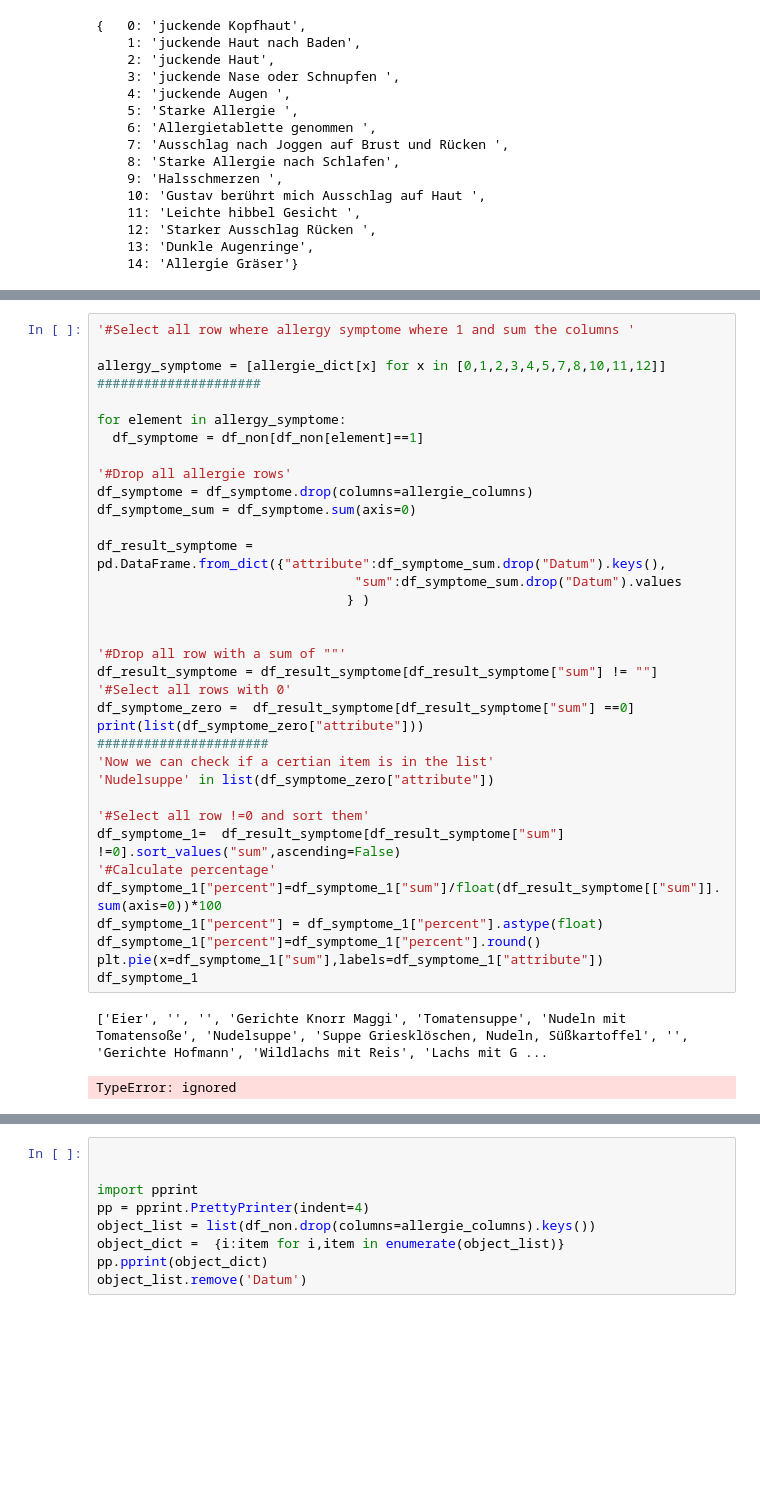
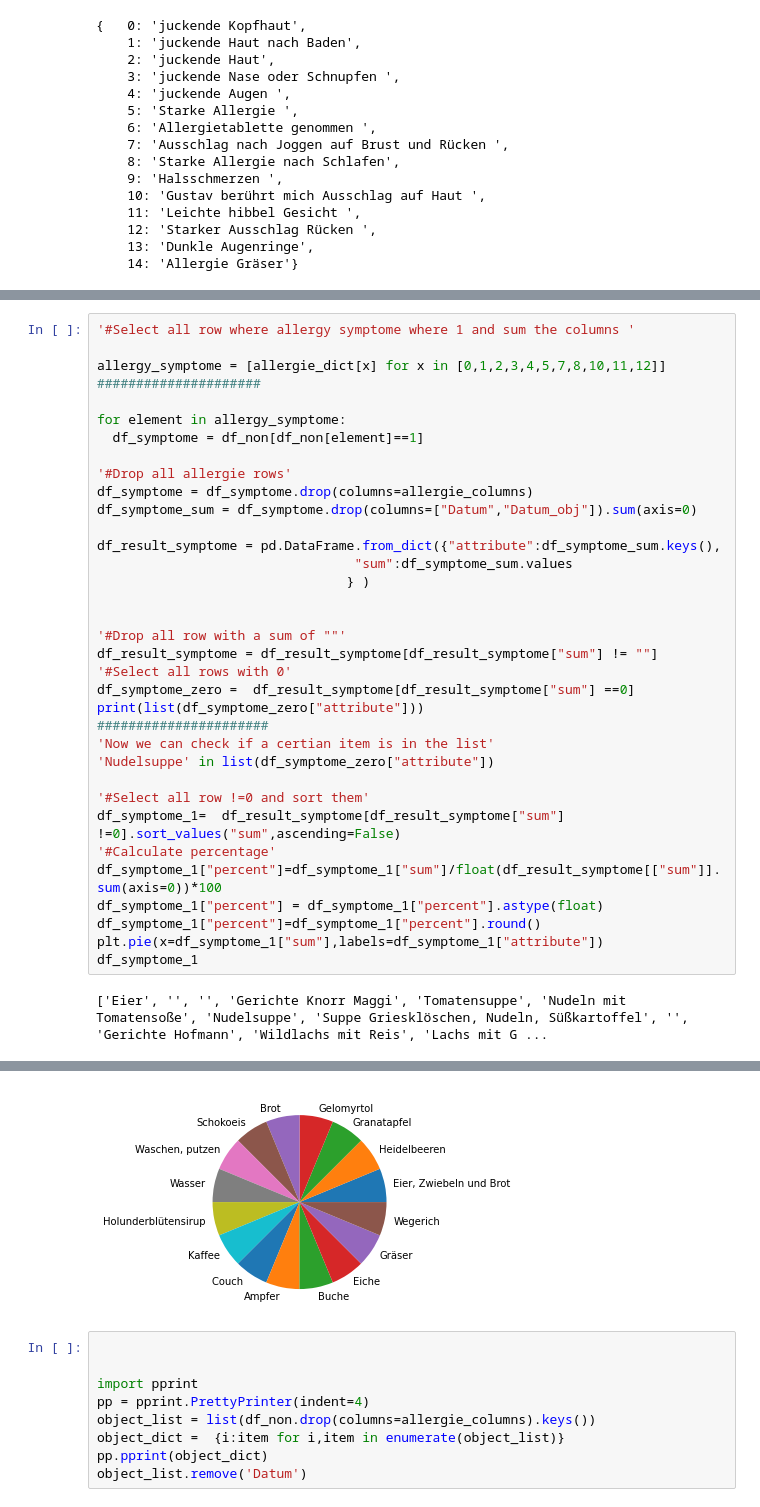
Before and after one commit to gwillig/data_analyse_friends_allergy, a Jupyter notebook: allergy.ipynb, the cells around one changed output, grey strips where cells are left out. Saved outputs shown, nothing was run; the diff lists cells and outputs as text; blank space fills up the shorter version.

```diff
--- a/allergy.ipynb
+++ b/allergy.ipynb
@@ -200,10 +206,10 @@ for element in allergy_symptome:
 
 '#Drop all allergie rows'
 df_symptome = df_symptome.drop(columns=allergie_columns)
-df_symptome_sum = df_symptome.sum(axis=0)
+df_symptome_sum = df_symptome.drop(columns=["Datum","Datum_obj"]).sum(axis=0)
 
-df_result_symptome = pd.DataFrame.from_dict({"attribute":df_symptome_sum.drop("Datum").keys(),
-                                 "sum":df_symptome_sum.drop("Datum").values
+df_result_symptome = pd.DataFrame.from_dict({"attribute":df_symptome_sum.keys(),
+                                 "sum":df_symptome_sum.values
                                 } )
 
 
@@ -226,4 +232,3 @@ plt.pie(x=df_symptome_1["sum"],labels=df_symptome_1["attribute"])
 df_symptome_1
 # %% [output]
 ['Eier', '', '', 'Gerichte Knorr Maggi', 'Tomatensuppe', 'Nudeln mit Tomatensoße', 'Nudelsuppe', 'Suppe Griesklöschen, Nudeln, Süßkartoffel', '', 'Gerichte Hofmann', 'Wildlachs mit Reis', 'Lachs mit G ...
-TypeError: ignored
@@ -230,3 +252,4 @@ TypeError: ignored
+[figure, added]
 # %%
 
 
```
Also changed, not shown: parts of 9 cells of this notebook.
